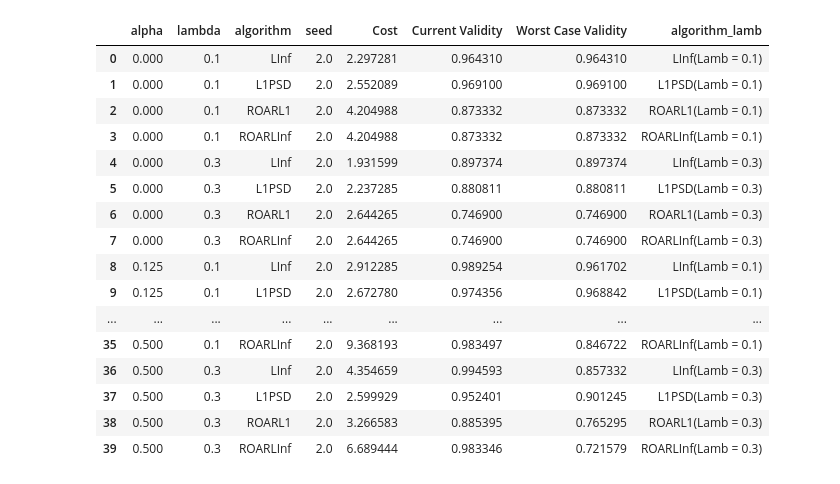
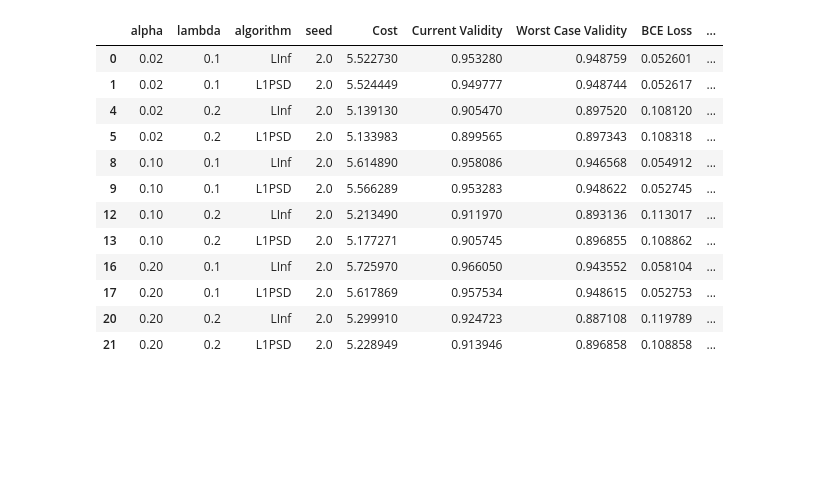
Before and after one commit to kshitij-kayastha/learning-augmented-robust-recourse, a Jupyter notebook: experiments/cost_validity_tradeoff.ipynb, the cells around one changed output. Drawn from its saved outputs; the diff is of its cells as text; code cells hidden in the pictures; blank space fills up the shorter version.

```diff
--- a/experiments/cost_validity_tradeoff.ipynb
+++ b/experiments/cost_validity_tradeoff.ipynb
@@ -45,7 +45,10 @@ def get_result(d, algorithm, seed, alpha, lamb, theta_0, theta_r):
 # %%
 def get_theta_adv_linf(X_0, X_r, theta_0, alpha, lamb):
     theta_adv = deepcopy(theta_0)
-    for i in range(X_0.shape[1]):
+    theta_adv[-1] -= alpha
+
+    for i in range(theta_0.shape[0]):
+    # for i in range(X_0.shape[1]):
         theta_r_min = deepcopy(theta_adv)
         theta_r_max = deepcopy(theta_adv)
 
@@ -76,7 +79,8 @@ def get_theta_adv_l1(X_0, X_r, theta_0, alpha, lamb):
     alpha_max = 0
     val_max = -np.inf
 
-    for i in range(X_0.shape[1]):
+    for i in range(theta_0.shape[0]):
+    # for i in range(X_0.shape[1]):
         theta_r_min = deepcopy(theta_0)
         theta_r_max = deepcopy(theta_0)
 
@@ -220,14 +224,16 @@ def evaluate_performance_each(X_0, X_r, theta_0, alpha, lamb, seed, algorithm, t
 
     return get_result(results, algorithm, seed, alpha, lamb, theta_0, theta_adv)
 # %%
-alphas = np.linspace(0,0.5,5)
-lambdas = [0.1,0.3]
+# alphas = np.linspace(0,0.5,5)
+# lambdas = [0.1,0.3]
+alphas = [0.02,0.1,0.2]
+lambdas = [0.1,0.2]
 
 params = {}
 # 'lr', 'nn'
-params['base_model'] = 'nn'
+params['base_model'] = 'lr'
 # 'synthetic', 'german', 'sba'
-params['data'] = 'sba'
+params['data'] = 'synthetic'
 params['seeds'] = range(5)
 # TODO: add your method here, the method name should match the name in filepath
 params['algorithms'] = ['Alg1', 'L1PSD', 'ROARLInf', 'ROARL1']
@@ -242,6 +248,7 @@ results = {
     'Cost': [],
     'Current Validity': [],
     'Worst Case Validity': [],
+    'BCE Loss': []
 }
 
 for algorithm in params['algorithms']:
@@ -266,33 +273,31 @@ for algorithm in params['algorithms']:
                 results['Worst Case Validity'].append(res['wc_probability'])
                 results['alpha'].append(alpha)
                 results['lambda'].append(lamb)
+                results['BCE Loss'].append(res['loss'])
 
 df_results = pd.DataFrame(results)
 # %%
 df_graph = df_results.groupby(["alpha", "lambda", "algorithm"]).mean().reset_index()
 mask = df_graph['algorithm'] == 'Alg1'
 df_graph.loc[mask,'algorithm'] = 'LInf'
 df_graph['algorithm_lamb'] = df_graph[['algorithm', 'lambda']].apply(lambda row: row['algorithm'] + '(Lamb = ' + str(row['lambda']) + ')' , axis=1)
 
 
-df_graph
+
+df_graph[(df_graph['algorithm'] == "LInf") | (df_graph['algorithm'] == "L1PSD")]
 # %% [output]
-|  | alpha | lambda | algorithm | seed | Cost | Current Validity | Worst Case Validity | algorithm_lamb |
-| 0 | 0.000 | 0.1 | LInf | 2.0 | 2.297281 | 0.964310 | 0.964310 | LInf(Lamb = 0.1) |
-| 1 | 0.000 | 0.1 | L1PSD | 2.0 | 2.552089 | 0.969100 | 0.969100 | L1PSD(Lamb = 0.1) |
-| 2 | 0.000 | 0.1 | ROARL1 | 2.0 | 4.204988 | 0.873332 | 0.873332 | ROARL1(Lamb = 0.1) |
-| 3 | 0.000 | 0.1 | ROARLInf | 2.0 | 4.204988 | 0.873332 | 0.873332 | ROARLInf(Lamb = 0.1) |
-| 4 | 0.000 | 0.3 | LInf | 2.0 | 1.931599 | 0.897374 | 0.897374 | LInf(Lamb = 0.3) |
-| 5 | 0.000 | 0.3 | L1PSD | 2.0 | 2.237285 | 0.880811 | 0.880811 | L1PSD(Lamb = 0.3) |
-| 6 | 0.000 | 0.3 | ROARL1 | 2.0 | 2.644265 | 0.746900 | 0.746900 | ROARL1(Lamb = 0.3) |
-| 7 | 0.000 | 0.3 | ROARLInf | 2.0 | 2.644265 | 0.746900 | 0.746900 | ROARLInf(Lamb = 0.3) |
-| 8 | 0.125 | 0.1 | LInf | 2.0 | 2.912285 | 0.989254 | 0.961702 | LInf(Lamb = 0.1) |
-| 9 | 0.125 | 0.1 | L1PSD | 2.0 | 2.672780 | 0.974356 | 0.968842 | L1PSD(Lamb = 0.1) |
-| ... | ... | ... | ... | ... | ... | ... | ... | ... |
-| 35 | 0.500 | 0.1 | ROARLInf | 2.0 | 9.368193 | 0.983497 | 0.846722 | ROARLInf(Lamb = 0.1) |
-| 36 | 0.500 | 0.3 | LInf | 2.0 | 4.354659 | 0.994593 | 0.857332 | LInf(Lamb = 0.3) |
-| 37 | 0.500 | 0.3 | L1PSD | 2.0 | 2.599929 | 0.952401 | 0.901245 | L1PSD(Lamb = 0.3) |
-| 38 | 0.500 | 0.3 | ROARL1 | 2.0 | 3.266583 | 0.885395 | 0.765295 | ROARL1(Lamb = 0.3) |
-| 39 | 0.500 | 0.3 | ROARLInf | 2.0 | 6.689444 | 0.983346 | 0.721579 | ROARLInf(Lamb = 0.3) |
+|  | alpha | lambda | algorithm | seed | Cost | Current Validity | Worst Case Validity | BCE Loss | ... |
+| 0 | 0.02 | 0.1 | LInf | 2.0 | 5.522730 | 0.953280 | 0.948759 | 0.052601 | ... |
+| 1 | 0.02 | 0.1 | L1PSD | 2.0 | 5.524449 | 0.949777 | 0.948744 | 0.052617 | ... |
+| 4 | 0.02 | 0.2 | LInf | 2.0 | 5.139130 | 0.905470 | 0.897520 | 0.108120 | ... |
+| 5 | 0.02 | 0.2 | L1PSD | 2.0 | 5.133983 | 0.899565 | 0.897343 | 0.108318 | ... |
+| 8 | 0.10 | 0.1 | LInf | 2.0 | 5.614890 | 0.958086 | 0.946568 | 0.054912 | ... |
+| 9 | 0.10 | 0.1 | L1PSD | 2.0 | 5.566289 | 0.953283 | 0.948622 | 0.052745 | ... |
+| 12 | 0.10 | 0.2 | LInf | 2.0 | 5.213490 | 0.911970 | 0.893136 | 0.113017 | ... |
+| 13 | 0.10 | 0.2 | L1PSD | 2.0 | 5.177271 | 0.905745 | 0.896855 | 0.108862 | ... |
+| 16 | 0.20 | 0.1 | LInf | 2.0 | 5.725970 | 0.966050 | 0.943552 | 0.058104 | ... |
+| 17 | 0.20 | 0.1 | L1PSD | 2.0 | 5.617869 | 0.957534 | 0.948615 | 0.052753 | ... |
+| 20 | 0.20 | 0.2 | LInf | 2.0 | 5.299910 | 0.924723 | 0.887108 | 0.119789 | ... |
+| 21 | 0.20 | 0.2 | L1PSD | 2.0 | 5.228949 | 0.913946 | 0.896858 | 0.108858 | ... |
 # %%
 # custom_colors = {
```
Also changed, not shown: parts of 1 cell of this notebook, 4 other files.
